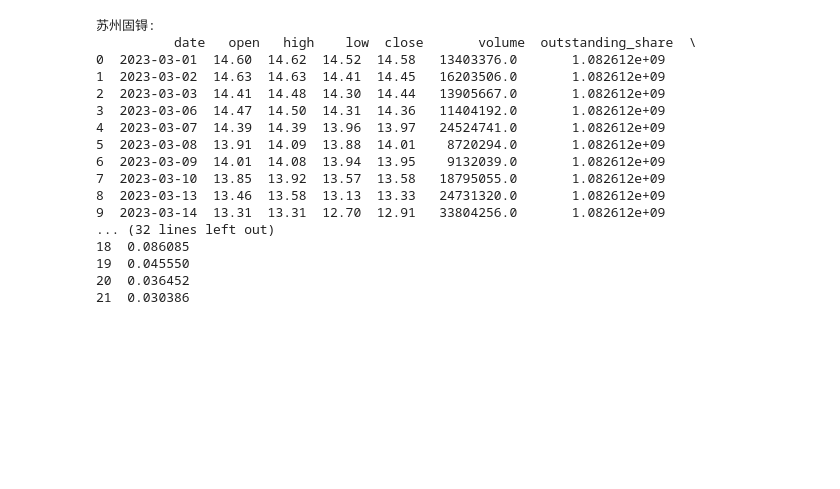
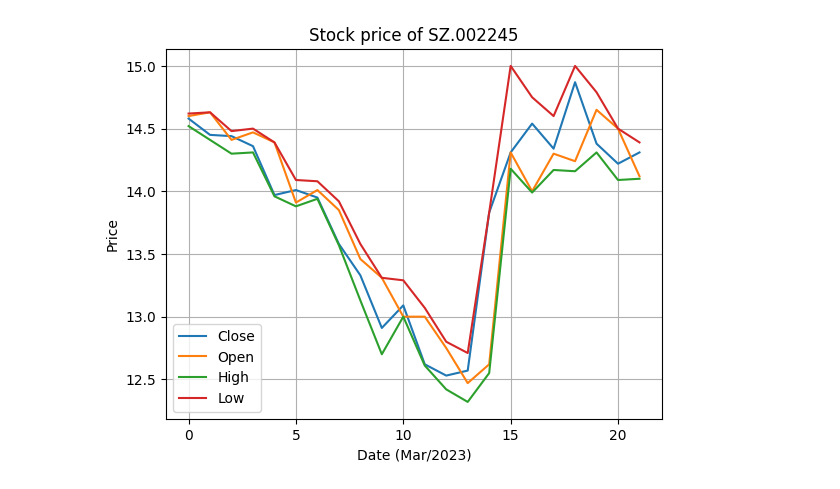
Before and after one commit to ZL-Su/wls-misc, a Jupyter notebook: stock_data_collector.ipynb, the cells around one changed output. Saved outputs shown, nothing was run; the diff lists cells and outputs as text; code cells hidden in the pictures; blank space fills up the shorter version.

Commit message:
Show with figure to replace print.

```diff
--- a/stock_data_collector.ipynb
+++ b/stock_data_collector.ipynb
@@ -1,24 +1,23 @@
-# %%
-import akshare
-
-df = akshare.stock_zh_a_daily("sz002245", start_date="20230301", end_date="20230331")
-df.tail()
-print("苏州固锝:\n", df)
-# %% [output]
-苏州固锝:
-          date   open   high    low  close       volume  outstanding_share  \
-0  2023-03-01  14.60  14.62  14.52  14.58   13403376.0       1.082612e+09
-1  2023-03-02  14.63  14.63  14.41  14.45   16203506.0       1.082612e+09
-2  2023-03-03  14.41  14.48  14.30  14.44   13905667.0       1.082612e+09
-3  2023-03-06  14.47  14.50  14.31  14.36   11404192.0       1.082612e+09
-4  2023-03-07  14.39  14.39  13.96  13.97   24524741.0       1.082612e+09
-5  2023-03-08  13.91  14.09  13.88  14.01    8720294.0       1.082612e+09
-6  2023-03-09  14.01  14.08  13.94  13.95    9132039.0       1.082612e+09
-7  2023-03-10  13.85  13.92  13.57  13.58   18795055.0       1.082612e+09
-8  2023-03-13  13.46  13.58  13.13  13.33   24731320.0       1.082612e+09
-9  2023-03-14  13.31  13.31  12.70  12.91   33804256.0       1.082612e+09
-... (32 lines left out)
-18  0.086085
-19  0.045550
-20  0.036452
-21  0.030386
+# %%
+import akshare
+import numpy as np
+import matplotlib.pyplot as plt
+
+df = akshare.stock_zh_a_daily("sz002245", start_date="20230301", end_date="20230331")
+df.tail()
+close_price = df.to_numpy()[:,4]
+open_price = df.to_numpy()[:,1]
+high_price = df.to_numpy()[:,2]
+low_price = df.to_numpy()[:,3]
+
+fig, ax = plt.subplots()
+ax.set(xlabel='Date (Mar/2023)', ylabel='Price', title='Stock price of SZ.002245')
+ax.grid()
+ax.plot(np.arange(0, close_price.size), close_price)
+ax.plot(np.arange(0, close_price.size), open_price)
+ax.plot(np.arange(0, close_price.size), low_price)
+ax.plot(np.arange(0, close_price.size), high_price)
+ax.legend(['Close', 'Open', 'High', 'Low'])
+plt.show()
+# %% [output]
+[figure, added]
```
